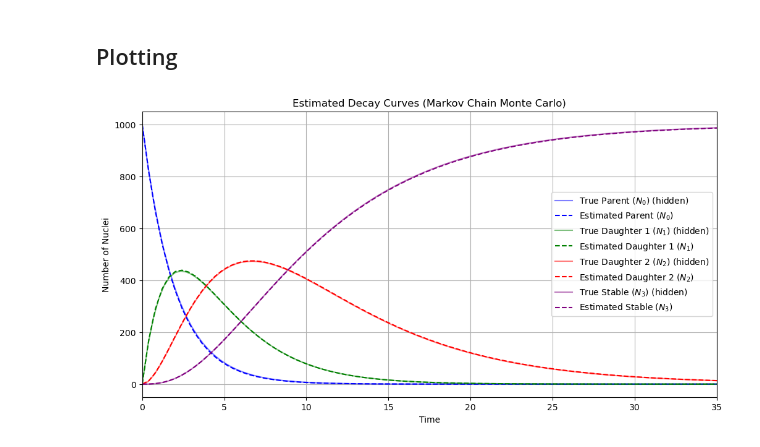
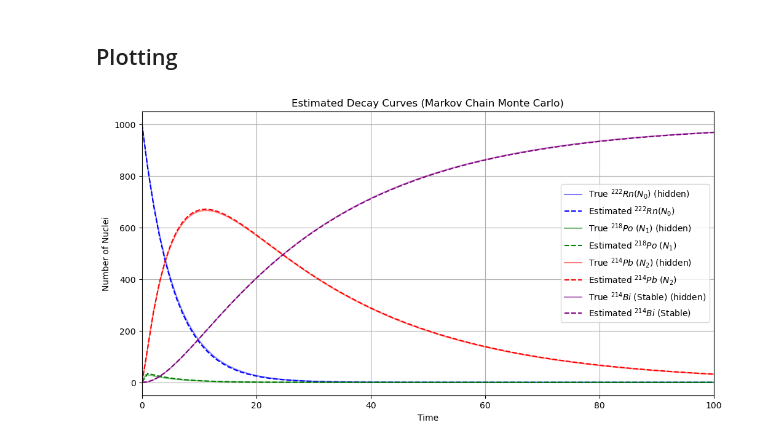
Before and after one commit to Burpsploit/Computational_NuclearPhysics, a Jupyter notebook: Radioactive_decay/Decay_mcmc.ipynb, the cells around one changed output. Cells and saved outputs as stored; diff of their text form; code cells hidden in the pictures.

```diff
--- a/Radioactive_decay/Decay_mcmc.ipynb
+++ b/Radioactive_decay/Decay_mcmc.ipynb
@@ -10,9 +11,9 @@ from scipy.integrate import solve_ivp
 # Initializing parameters
 # %%
 # True parameters
-true_lambda0 = 0.5   # Parent decay rate
-true_lambda1 = 0.35   # Daughter 1 decay rate
-true_lambda2 = 0.15   # Daughter 2 decay rate
+true_lambda0 = 0.182 # Parent decay rate
+true_lambda1 = 5.3   # Daughter 1 decay rate
+true_lambda2 = 0.037 # Daughter 2 decay rate
 true_N0 = 1000       # Initial parent nuclei
 sigma_noise = 20     # Observation noise
 # %% [markdown]
@@ -35,10 +36,10 @@ def decay_system(t, y, lambda0, lambda1, lambda2):
     return [dN0dt, dN1dt, dN2dt, dN3dt]
 
 # Generate synthetic data
-t_obs = np.linspace(0, 50, 150)
+t_obs = np.linspace(0, 100, 150)
 sol = solve_ivp(
     decay_system,
-    [0, 50],
+    [0, 100],
     [true_N0, 0, 0, 0],
     args=(true_lambda0, true_lambda1, true_lambda2),
     t_eval=t_obs
@@ -52,7 +53,7 @@ N_obs = N_true + np.random.normal(0, sigma_noise, N_true.shape)
 ## Plotting Results
 # %%
 # Plot true curves and noisy data
-labels = ['Parent ($N_0$)', 'Daughter 1 ($N_1$)', 'Daughter 2 ($N_2$)', 'Stable ($N_3$)']
+labels = [r'$^{222}Rn$($N_0$)', r'$^{218}Po$ ($N_1$)', r'$^{214}Pb$ ($N_2$)', r'$^{214}Bi$ (Stable)']
 colors = ['blue', 'green', 'red', 'purple']
 plt.figure(figsize=(12, 6))
 for i, (label, color) in enumerate(zip(labels, colors)):
@@ -60,7 +61,7 @@ for i, (label, color) in enumerate(zip(labels, colors)):
     plt.scatter(t_obs, N_obs[i], color=color, marker='x',alpha=0.2, label=f'Observed {label}')
 plt.xlabel('Time')
 plt.ylabel('Number of Nuclei')
-plt.xlim(0,40)
+#plt.xlim(0,40)
 plt.legend()
 plt.title('Decay Curves')
 plt.grid()
@@ -144,7 +140,7 @@ Sampling 12 chains for 500 tune and 1_000 draw iterations (6_000 + 12_000 draws
 ### Solving again the ODE using the solve_ivp vut for the parameters we have the posterior distributions.
 # %%
 # Analysis and plotting
-t_plot = np.linspace(0, 40, 100)
+t_plot = np.linspace(0, 100, 100)
 
 # Extract parameter values from trace (convert to numpy arrays)
 lambda0_val = np.mean(trace.posterior['lambda0'].values)
@@ -164,7 +160,7 @@ def decay_system_numpy(y, t, p):
 
 sol_est = solve_ivp(
     lambda t, y: decay_system_numpy(y, t, [lambda0_val, lambda1_val, lambda2_val]),
-    [0, 40],
+    [0, 100],
     [N0_init_val, 0, 0, 0],
     t_eval=t_plot
 )
@@ -173,14 +169,14 @@ sol_est = solve_ivp(
 # %%
 plt.figure(figsize=(12, 6))
 for i, (label, color) in enumerate(zip(labels, colors)):
     plt.plot(t_obs, N_true[i], '-', color=color, alpha=0.5, label=f'True {label} (hidden)')
     plt.plot(t_plot, sol_est.y[i], '--', color=color, label=f'Estimated {label}')
 plt.xlabel('Time')
 plt.ylabel('Number of Nuclei')
-plt.xlim(0,35)
+plt.xlim(0,100)
 plt.legend()
 plt.title('Estimated Decay Curves (Markov Chain Monte Carlo)')
 plt.grid()
 plt.show()
 # %% [output]
-[figure, old version]
+[figure, new version]
```
Also changed, not shown: parts of 3 cells of this notebook.
